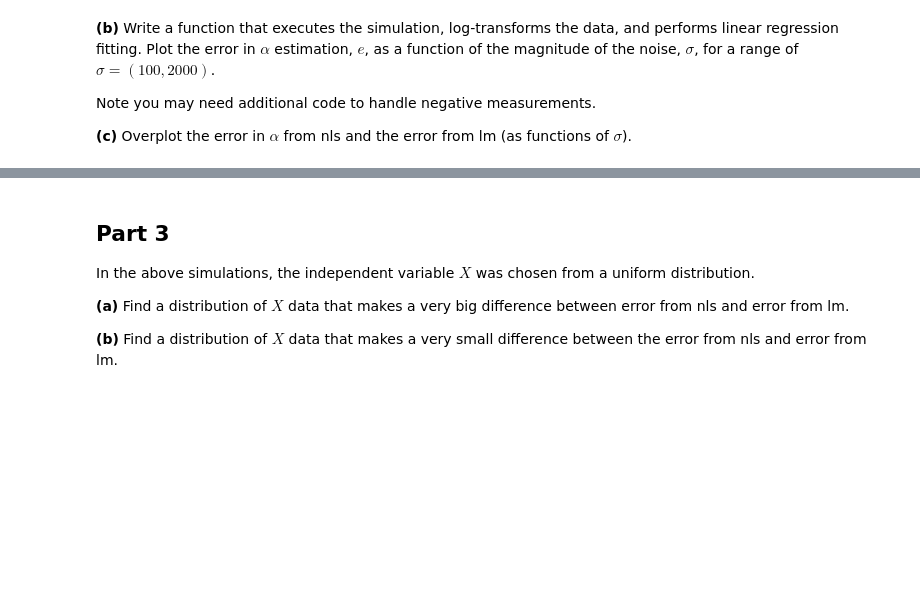
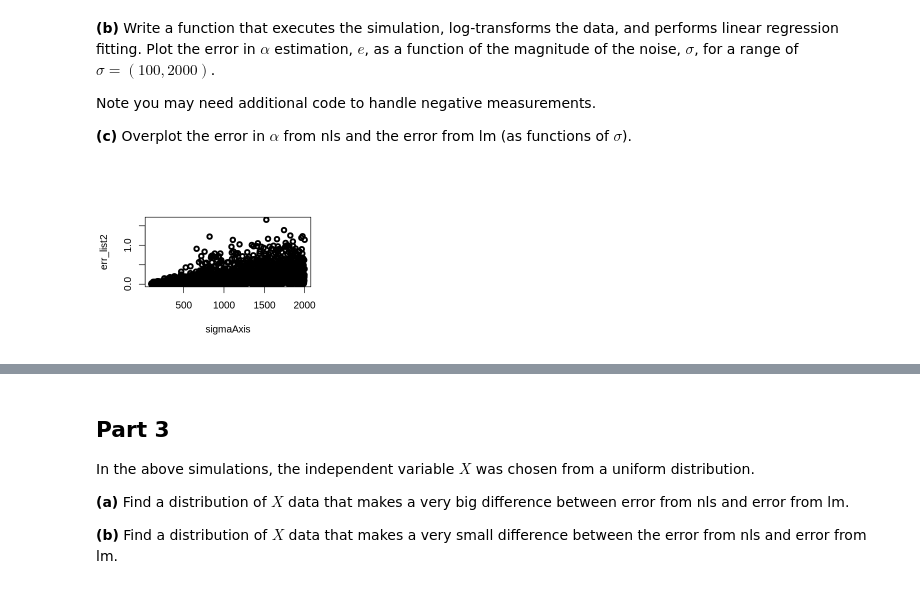
Before and after one commit to llai7/MATH227C, a Jupyter notebook: Math227C_P07_LuluLai.ipynb, the cells around one changed output, grey strips where cells are left out. Saved outputs shown, nothing was run; the diff lists cells and outputs as text; code cells hidden in the pictures; blank space fills up the shorter version.

```diff
--- a/Math227C_P07_LuluLai.ipynb
+++ b/Math227C_P07_LuluLai.ipynb
@@ -118,3 +111,33 @@ __(b)__ Write a function that executes the simulation, log-transforms the data,
 Note you may need additional code to handle negative measurements.
 
 __(c)__ Overplot the error in $\alpha$ from nls and the error from lm (as functions of $\sigma$).
+# %%
+func2 <- function(alpha, y0, sigma, N){
+  CellSize <- runif(N,3,10) # independent variable
+  eps <- rnorm(N,0,sigma) # residuals
+
+  MitoSize <- y0*CellSize^alpha + eps
+  MitoSize[MitoSize<0] <- mean(MitoSize[MitoSize>0])
+  CellSize[MitoSize<0] <- mean(CellSize[MitoSize>0])
+
+  logMitoSize <- log(MitoSize)
+  logCellSize <- log(CellSize)
+
+  modelMitoSize2 <- lm(logMitoSize~logCellSize)
+  a <- coef(modelMitoSize2)[2]
+
+  eps <- abs(a-alpha)
+  return(eps)
+}
+
+err_list2 <- list()
+for (sigma in 100:2000){
+  err_value <- func2(3.1,50,sigma,30)
+  err_list2 <- append(err_list2, err_value)
+}
+
+sigmaAxis <- 100:2000
+
+plot(sigmaAxis,err_list2,lty=2,lwd=3)
+# %% [output]
+[figure, added]
```
Also changed, not shown: parts of 13 cells of this notebook.
